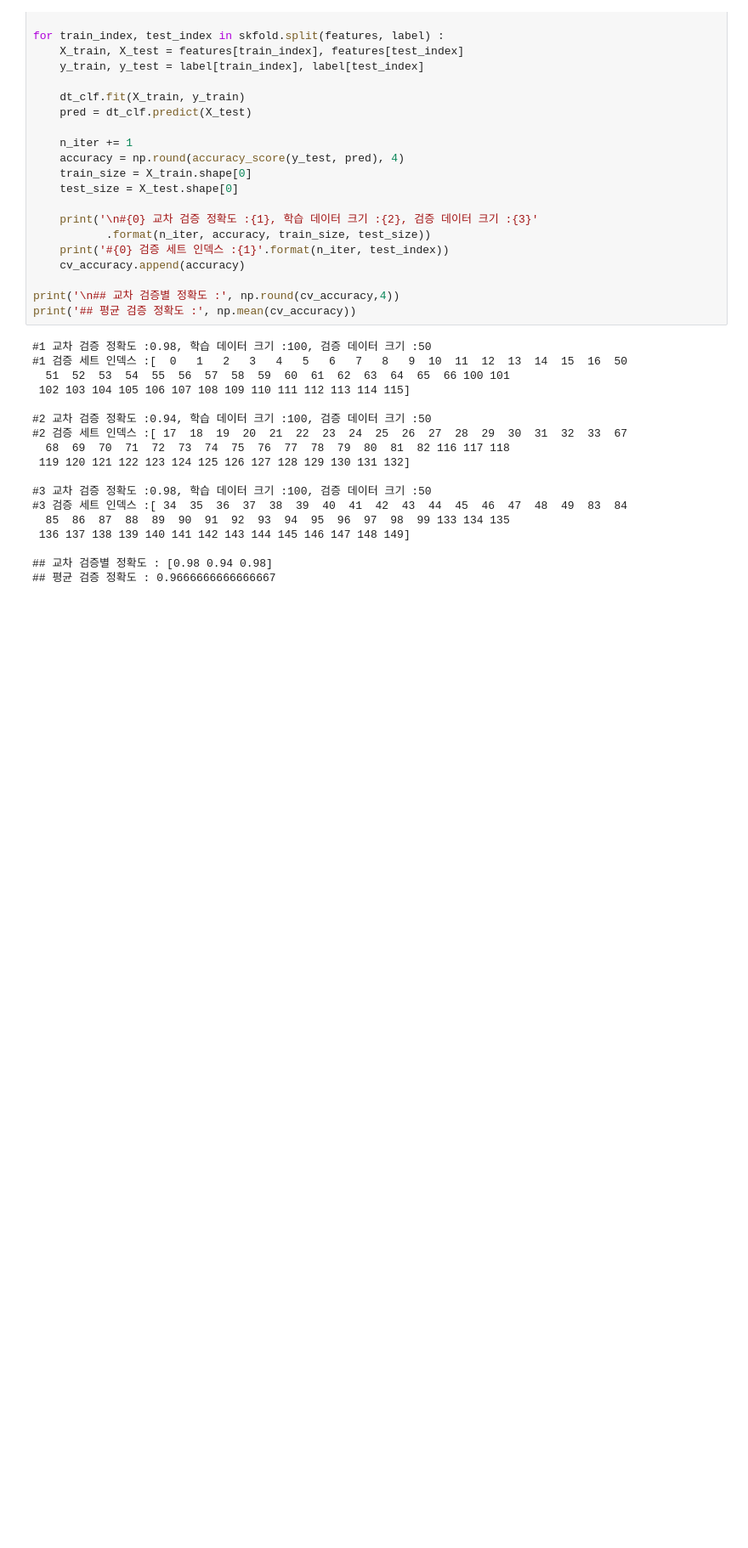
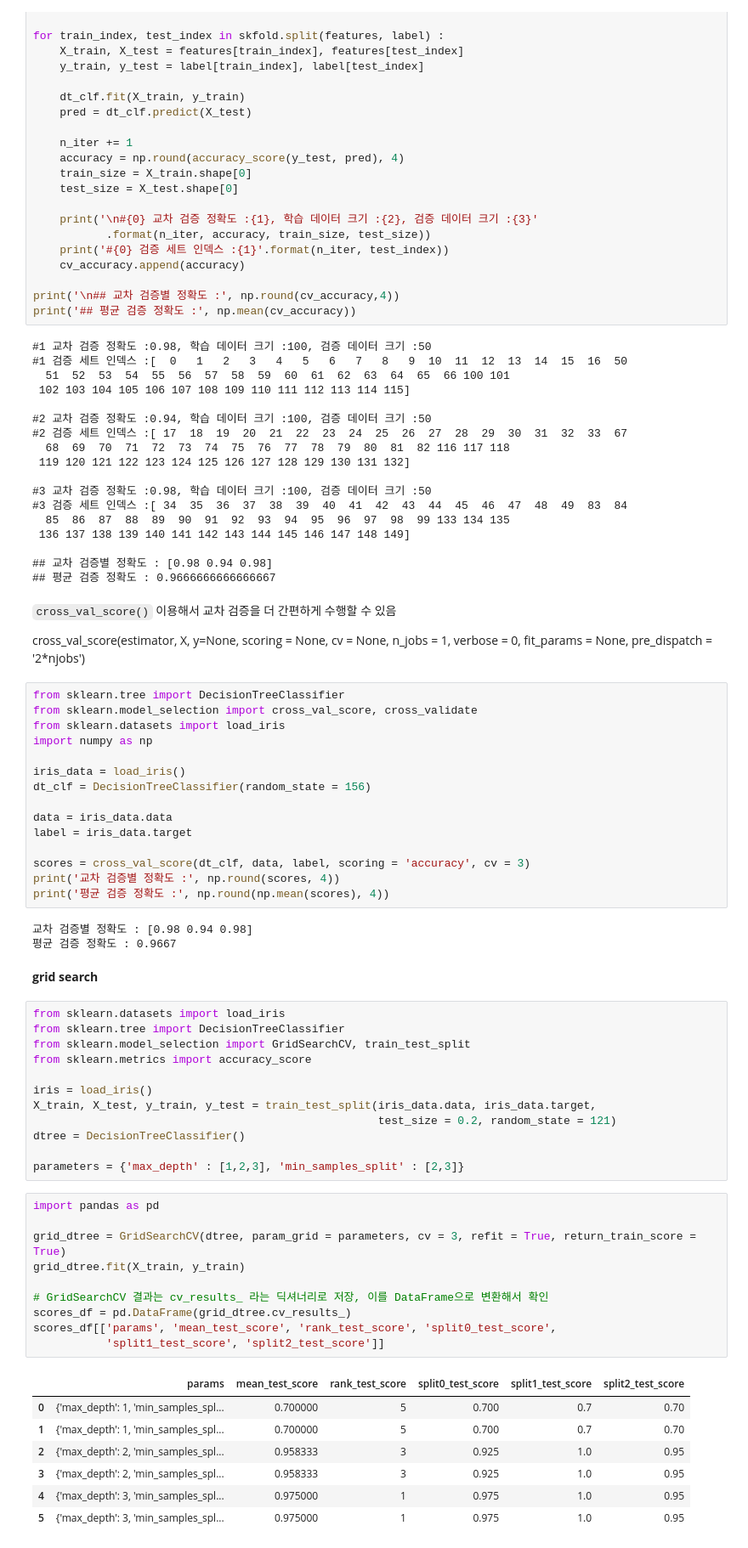
Before and after one commit to mg4432/PerfectGuide, a Jupyter notebook: scikit_learn.ipynb, the cells around one changed output. Shown at 85% size. Saved outputs shown, nothing was run; the diff lists cells and outputs as text; blank space fills up the shorter version.

```diff
--- a/scikit_learn.ipynb
+++ b/scikit_learn.ipynb
@@ -368,3 +368,57 @@ print('## 평균 검증 정확도 :', np.mean(cv_accuracy))
 
 ## 교차 검증별 정확도 : [0.98 0.94 0.98]
 ## 평균 검증 정확도 : 0.9666666666666667
+# %% [markdown]
+`cross_val_score()` 이용해서 교차 검증을 더 간편하게 수행할 수 있음
+
+cross_val_score(estimator, X, y=None, scoring = None, cv = None, n_jobs = 1, verbose = 0, fit_params = None, pre_dispatch = '2*njobs')
+# %%
+from sklearn.tree import DecisionTreeClassifier
+from sklearn.model_selection import cross_val_score, cross_validate
+from sklearn.datasets import load_iris
+import numpy as np
+
+iris_data = load_iris()
+dt_clf = DecisionTreeClassifier(random_state = 156)
+
+data = iris_data.data
+label = iris_data.target
+
+scores = cross_val_score(dt_clf, data, label, scoring = 'accuracy', cv = 3)
+print('교차 검증별 정확도 :', np.round(scores, 4))
+print('평균 검증 정확도 :', np.round(np.mean(scores), 4))
+# %% [output]
+교차 검증별 정확도 : [0.98 0.94 0.98]
+평균 검증 정확도 : 0.9667
+# %% [markdown]
+**grid search**
+# %%
+from sklearn.datasets import load_iris
+from sklearn.tree import DecisionTreeClassifier
+from sklearn.model_selection import GridSearchCV, train_test_split
+from sklearn.metrics import accuracy_score
+
+iris = load_iris()
+X_train, X_test, y_train, y_test = train_test_split(iris_data.data, iris_data.target,
+                                                    test_size = 0.2, random_state = 121)
+dtree = DecisionTreeClassifier()
+
+parameters = {'max_depth' : [1,2,3], 'min_samples_split' : [2,3]}
+# %%
+import pandas as pd
+
+grid_dtree = GridSearchCV(dtree, param_grid = parameters, cv = 3, refit = True, return_train_score = True)
+grid_dtree.fit(X_train, y_train)
+
+# GridSearchCV 결과는 cv_results_ 라는 딕셔너리로 저장, 이를 DataFrame으로 변환해서 확인
+scores_df = pd.DataFrame(grid_dtree.cv_results_)
+scores_df[['params', 'mean_test_score', 'rank_test_score', 'split0_test_score',
+           'split1_test_score', 'split2_test_score']]
+# %% [output]
+|  | params | mean_test_score | rank_test_score | split0_test_score | split1_test_score | split2_test_score |
+| 0 | {'max_depth': 1, 'min_samples_spl... | 0.700000 | 5 | 0.700 | 0.7 | 0.70 |
+| 1 | {'max_depth': 1, 'min_samples_spl... | 0.700000 | 5 | 0.700 | 0.7 | 0.70 |
+| 2 | {'max_depth': 2, 'min_samples_spl... | 0.958333 | 3 | 0.925 | 1.0 | 0.95 |
+| 3 | {'max_depth': 2, 'min_samples_spl... | 0.958333 | 3 | 0.925 | 1.0 | 0.95 |
+| 4 | {'max_depth': 3, 'min_samples_spl... | 0.975000 | 1 | 0.975 | 1.0 | 0.95 |
+| 5 | {'max_depth': 3, 'min_samples_spl... | 0.975000 | 1 | 0.975 | 1.0 | 0.95 |
```
Also changed, not shown: parts of 2 cells of this notebook.
